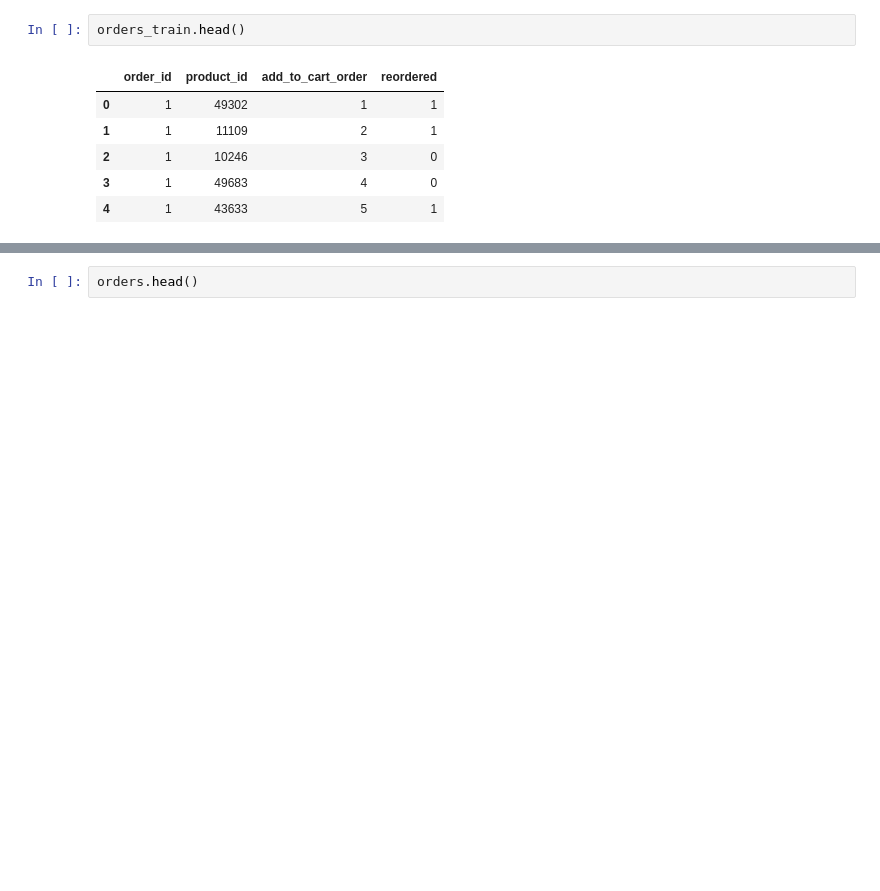
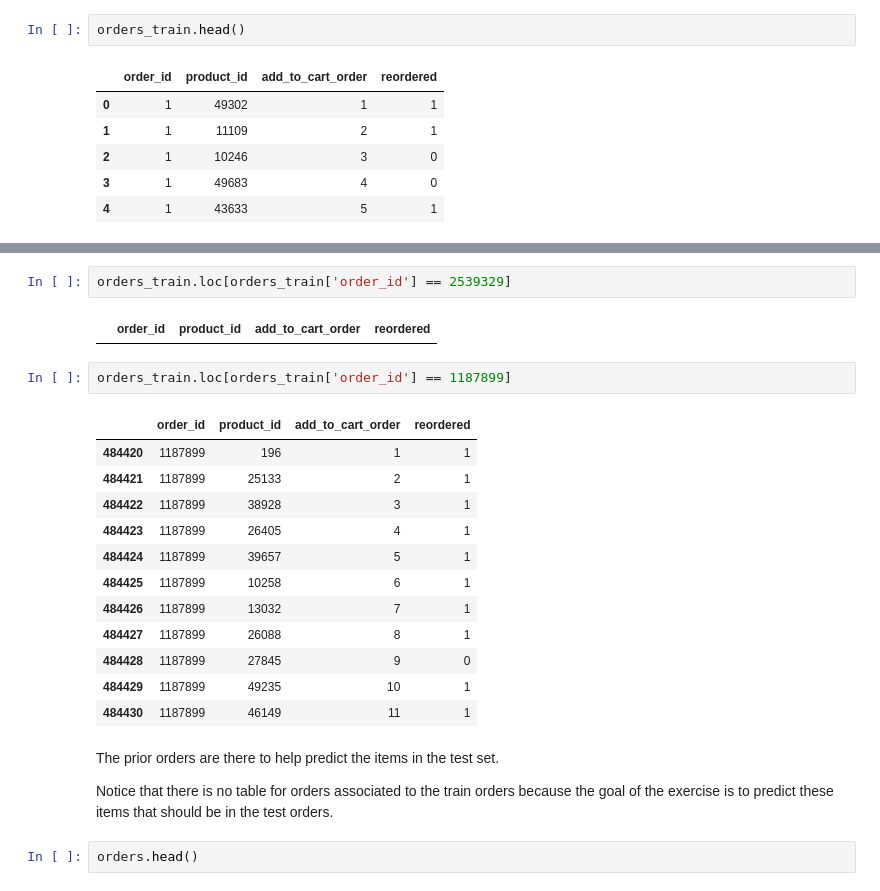
Before and after one commit to patrickspencer/instacart, a Jupyter notebook: data_exploration.ipynb, the cells around one changed output, grey strips where cells are left out. Cells and saved outputs as stored; diff of their text form; blank space fills up the shorter version.

```diff
--- a/data_exploration.ipynb
+++ b/data_exploration.ipynb
@@ -110,3 +138,26 @@ orders_train.head()
+# %%
+orders_train.loc[orders_train['order_id'] == 2539329]
+# %% [output]
+|  | order_id | product_id | add_to_cart_order | reordered |
+# %%
+orders_train.loc[orders_train['order_id'] == 1187899]
+# %% [output]
+|  | order_id | product_id | add_to_cart_order | reordered |
+| 484420 | 1187899 | 196 | 1 | 1 |
+| 484421 | 1187899 | 25133 | 2 | 1 |
+| 484422 | 1187899 | 38928 | 3 | 1 |
+| 484423 | 1187899 | 26405 | 4 | 1 |
+| 484424 | 1187899 | 39657 | 5 | 1 |
+| 484425 | 1187899 | 10258 | 6 | 1 |
+| 484426 | 1187899 | 13032 | 7 | 1 |
+| 484427 | 1187899 | 26088 | 8 | 1 |
+| 484428 | 1187899 | 27845 | 9 | 0 |
+| 484429 | 1187899 | 49235 | 10 | 1 |
+| 484430 | 1187899 | 46149 | 11 | 1 |
+# %% [markdown]
+The prior orders are there to help predict the items in the test set.
+
+Notice that there is no table for orders associated to the train orders because the goal of the exercise is to predict these items that should be in the test orders.
 # %%
 orders.head()
 # %% [output]
```
Also changed, not shown: parts of 17 cells of this notebook.
